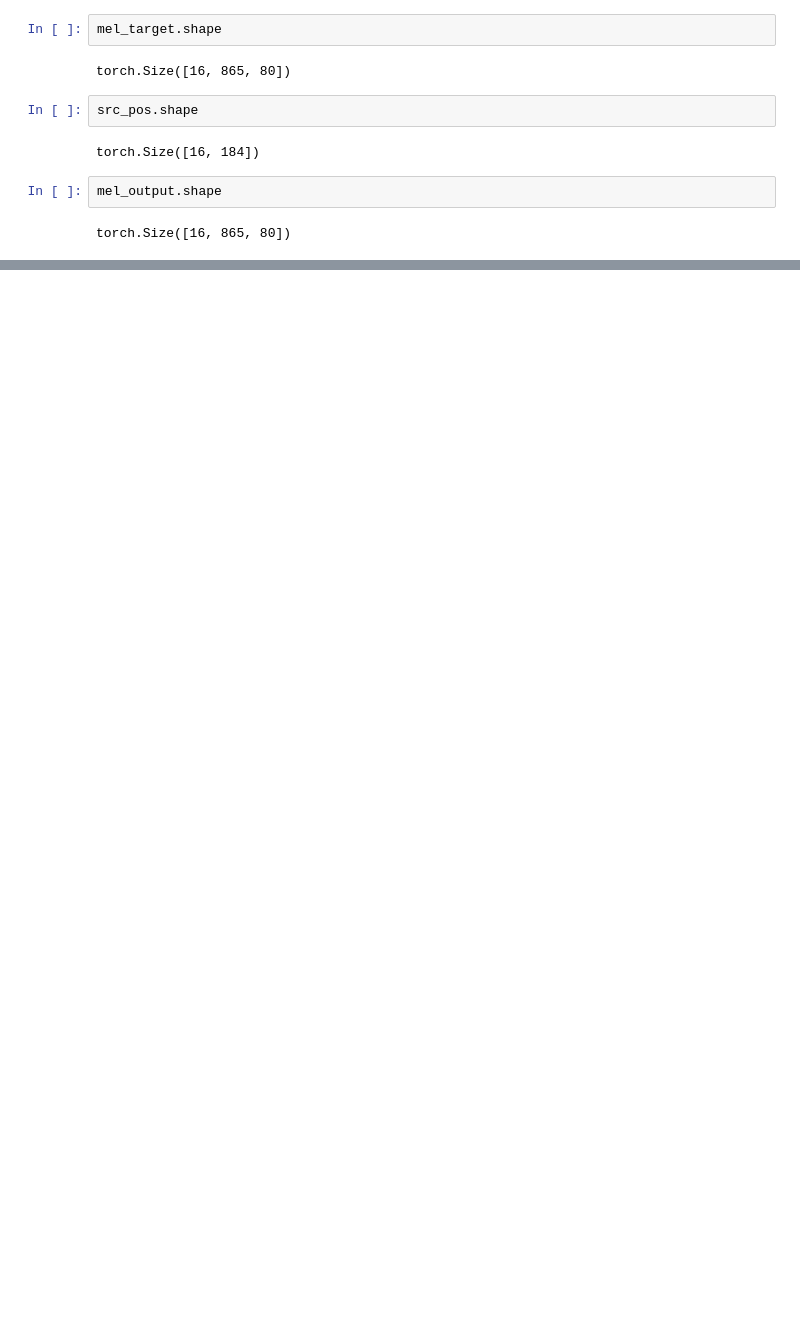
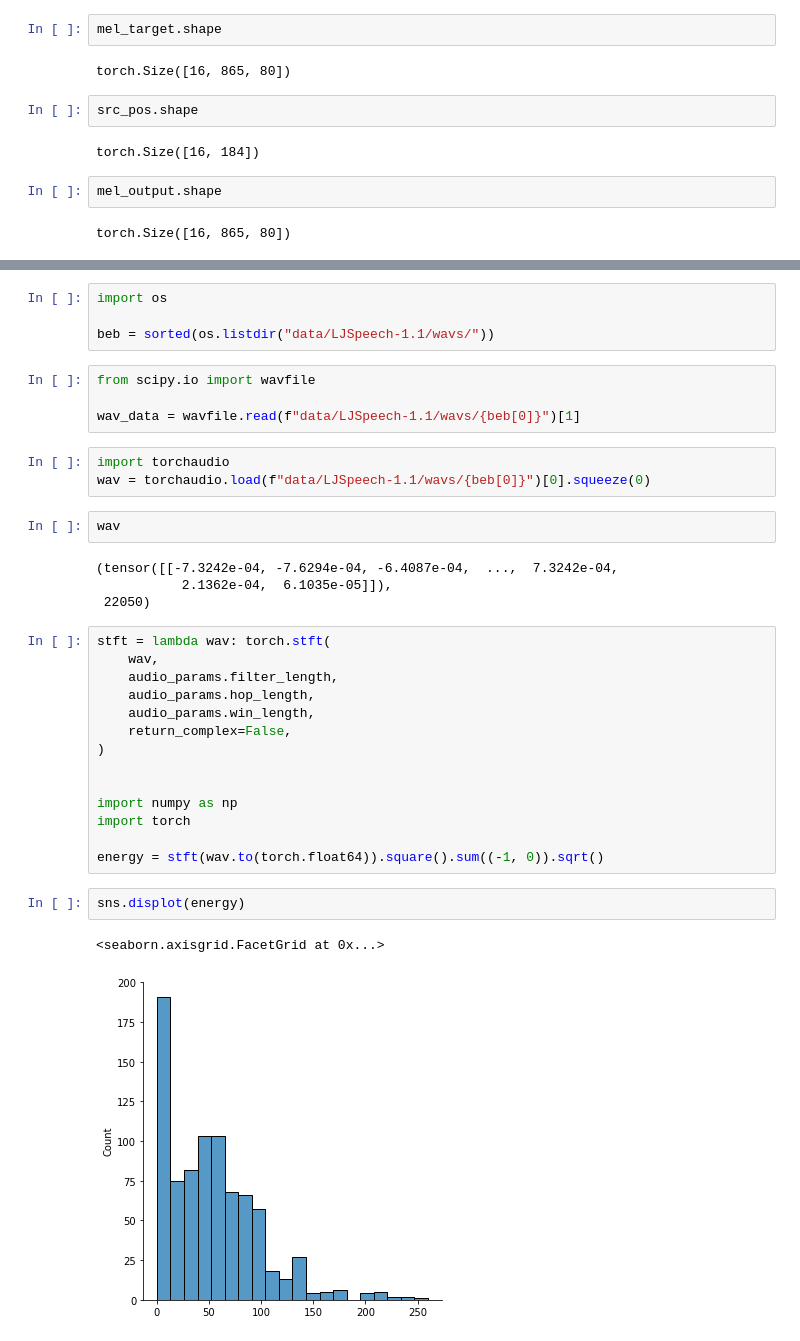
Before and after one commit to Markfryazino/TTS, a Jupyter notebook: test.ipynb, the cells around one changed output, grey strips where cells are left out. Drawn from its saved outputs; the diff is of its cells as text; blank space fills up the shorter version.

```diff
--- a/test.ipynb
+++ b/test.ipynb
@@ -103,0 +201,36 @@ Error:
+# %%
+import os
+
+beb = sorted(os.listdir("data/LJSpeech-1.1/wavs/"))
+# %%
+from scipy.io import wavfile
+
+wav_data = wavfile.read(f"data/LJSpeech-1.1/wavs/{beb[0]}")[1]
+# %%
+import torchaudio
+wav = torchaudio.load(f"data/LJSpeech-1.1/wavs/{beb[0]}")[0].squeeze(0)
+# %%
+wav
+# %% [output]
+(tensor([[-7.3242e-04, -7.6294e-04, -6.4087e-04,  ...,  7.3242e-04,
+           2.1362e-04,  6.1035e-05]]),
+ 22050)
+# %%
+stft = lambda wav: torch.stft(
+    wav,
+    audio_params.filter_length,
+    audio_params.hop_length,
+    audio_params.win_length,
+    return_complex=False,
+)
+
+
+import numpy as np
+import torch
+
+energy = stft(wav.to(torch.float64)).square().sum((-1, 0)).sqrt()
+# %%
+sns.displot(energy)
+# %% [output]
+<seaborn.axisgrid.FacetGrid at 0x...>
+[figure, added]
```
Also changed, not shown: parts of 38 cells of this notebook, 20 other files.
